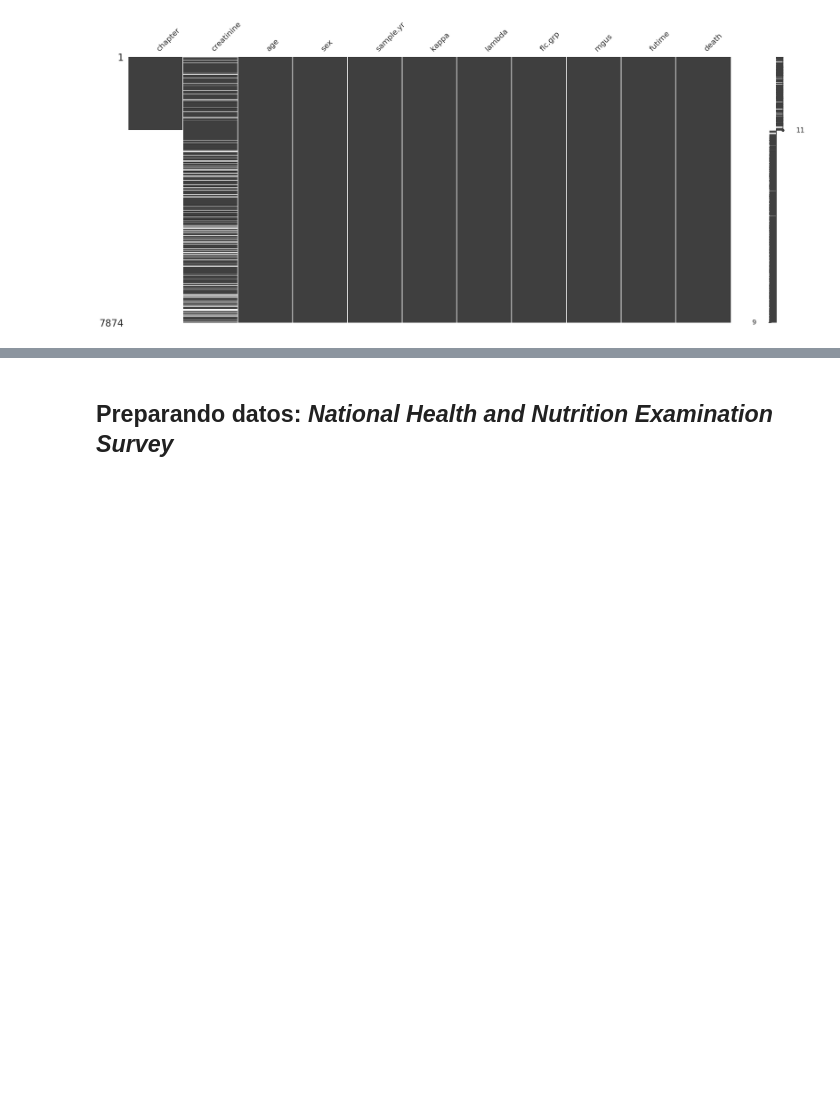
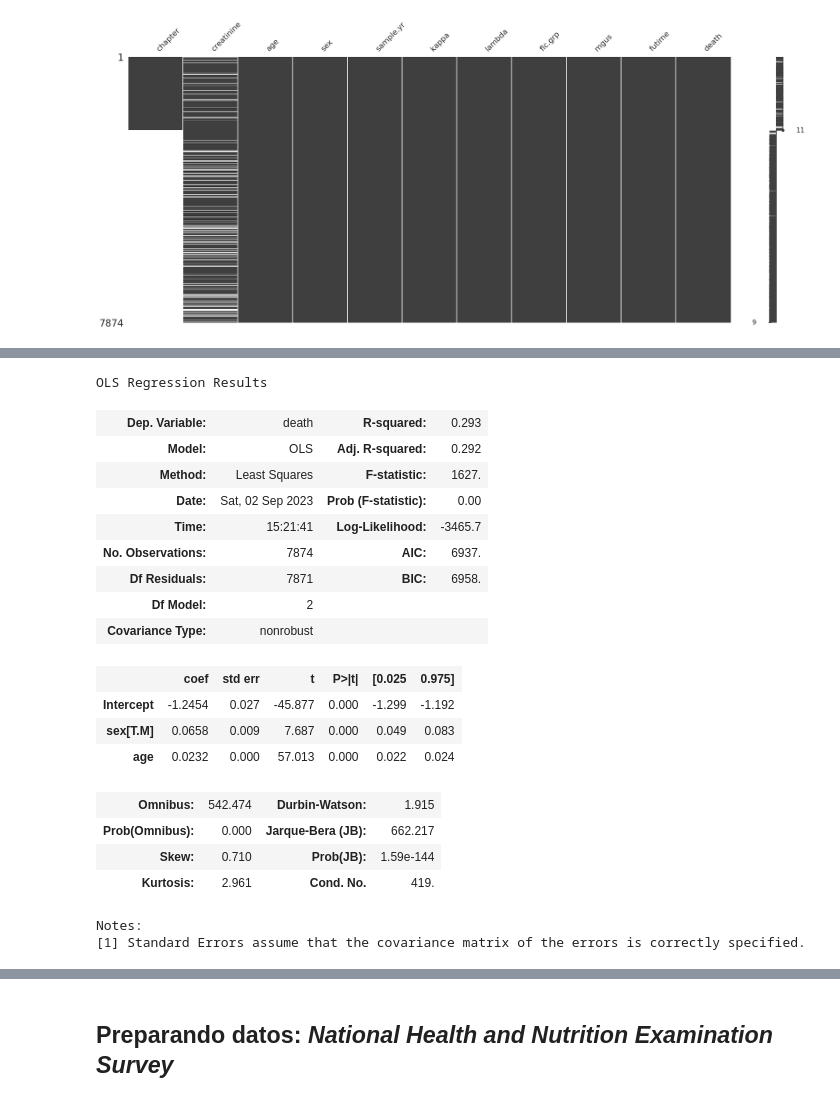
Before and after one commit to jariel17/curso-datos-faltantes-i, a Jupyter notebook: live-imputation-missing-values.ipynb, the cells around one changed output, grey strips where cells are left out. Drawn from its saved outputs; the diff is of its cells as text; code cells hidden in the pictures; blank space fills up the shorter version.

```diff
--- a/live-imputation-missing-values.ipynb
+++ b/live-imputation-missing-values.ipynb
@@ -224,0 +286,31 @@ missingno.matrix(df = survival_df)
+# %%
+model_2 = (
+    smf.ols(
+        formula = 'death ~  age + sex',
+        data=survival_df
+    )
+    .fit()
+)
+
+model_2.summary()
+# %% [output]
+OLS Regression Results
+| Dep. Variable: | death | R-squared: | 0.293 |
+| Model: | OLS | Adj. R-squared: | 0.292 |
+| Method: | Least Squares | F-statistic: | 1627. |
+| Date: | Sat, 02 Sep 2023 | Prob (F-statistic): | 0.00 |
+| Time: | 15:21:41 | Log-Likelihood: | -3465.7 |
+| No. Observations: | 7874 | AIC: | 6937. |
+| Df Residuals: | 7871 | BIC: | 6958. |
+| Df Model: | 2 |  |  |
+| Covariance Type: | nonrobust |  |  |
+|  | coef | std err | t | P>|t| | [0.025 | 0.975] |
+| Intercept | -1.2454 | 0.027 | -45.877 | 0.000 | -1.299 | -1.192 |
+| sex[T.M] | 0.0658 | 0.009 | 7.687 | 0.000 | 0.049 | 0.083 |
+| age | 0.0232 | 0.000 | 57.013 | 0.000 | 0.022 | 0.024 |
+| Omnibus: | 542.474 | Durbin-Watson: | 1.915 |
+| Prob(Omnibus): | 0.000 | Jarque-Bera (JB): | 662.217 |
+| Skew: | 0.710 | Prob(JB): | 1.59e-144 |
+| Kurtosis: | 2.961 | Cond. No. | 419. |
+Notes:
+[1] Standard Errors assume that the covariance matrix of the errors is correctly specified.
```
Also changed, not shown: parts of 3 cells of this notebook.
